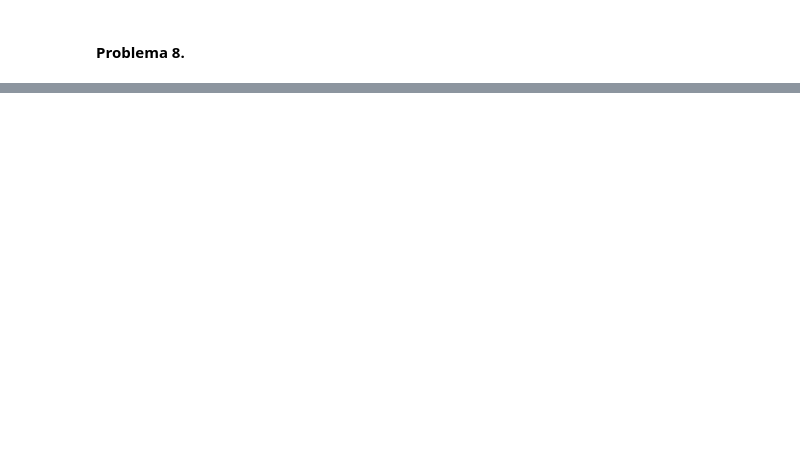
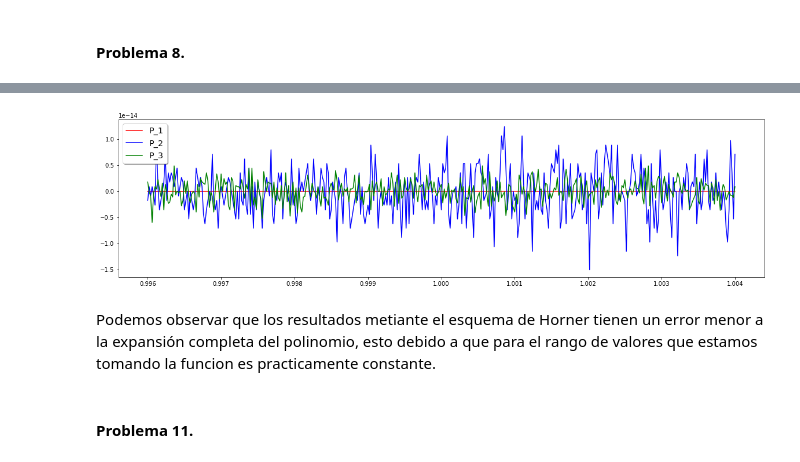
Before and after one commit to DavidFM43/Numerical-Analysis, a Jupyter notebook: T1.ipynb, the cells around one changed output, grey strips where cells are left out. Drawn from its saved outputs; the diff is of its cells as text; code cells hidden in the pictures; blank space fills up the shorter version.

Commit message:
Problemas 9, 12 y 13

```diff
--- a/T1.ipynb
+++ b/T1.ipynb
@@ -372,0 +357,22 @@ Por lo tanto tenemos una resta de numeros cercanos y por lo tanto se produce un
+# %%
+a = 1-4E-3
+b = 1+4E-3
+x = np.arange(a, b, 4E-3/200)
+
+p1 = (x-1)**7
+p2 = x**7-7*x**6+21*x**5-35*x**4+35*x**3-21*x**2+7*x-1
+p3 = ((((((x-7)*x + 21)*x - 35)*x + 35)*x - 21)*x + 7)*x - 1
+
+plt.figure(figsize=(20, 5))
+plt.plot(x, p1, 'r-',label='P_1')
+plt.plot(x, p2, 'b-',label='P_2')
+plt.plot(x, p3, 'g-',label='P_3')
+
+legend = plt.legend(loc='upper left', shadow=True, fontsize='x-large')
+plt.show()
+# %% [output]
+[figure, added]
+# %% [markdown]
+Podemos observar que los resultados metiante el esquema de Horner tienen un error menor a la expansión completa del polinomio, esto debido a que para el rango de valores que estamos tomando la funcion es practicamente constante.
+# %% [markdown]
+#### Problema 11.
```
Also changed, not shown: parts of 37 cells of this notebook.
